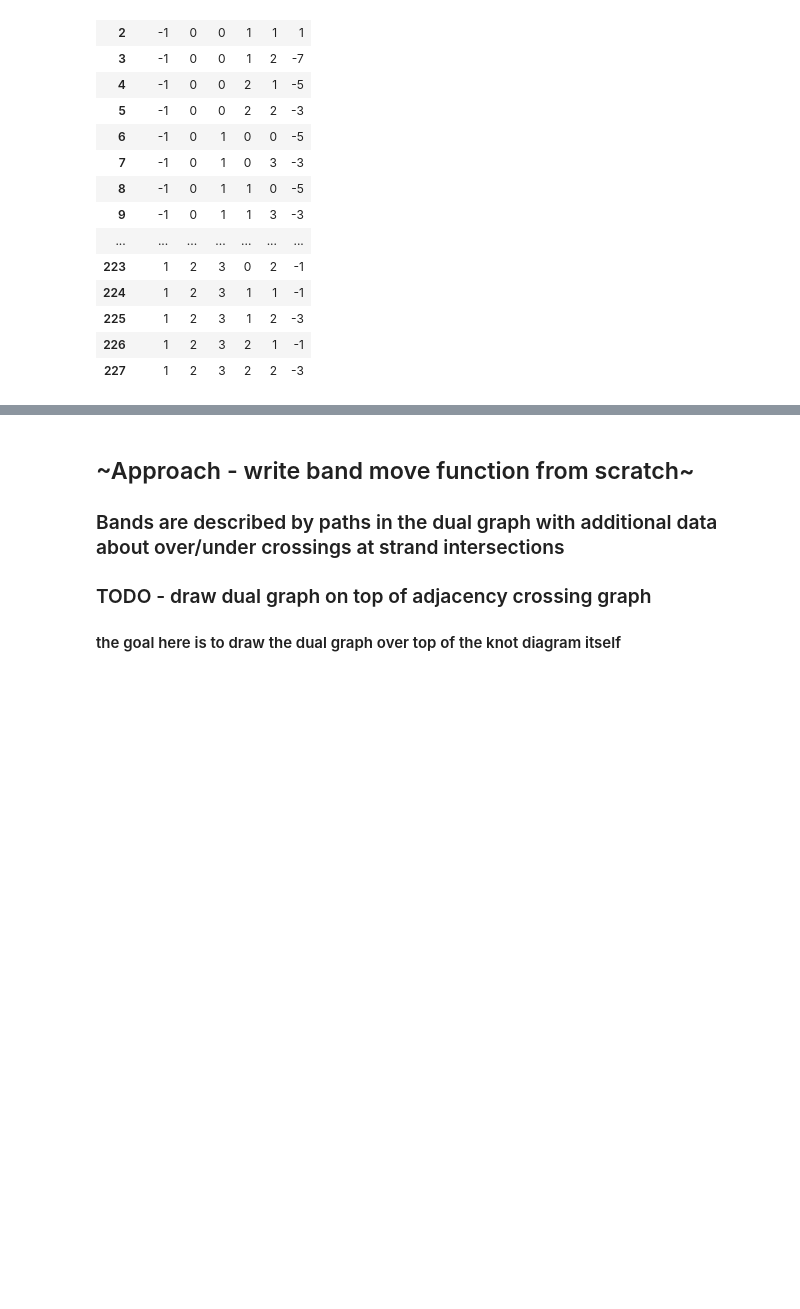
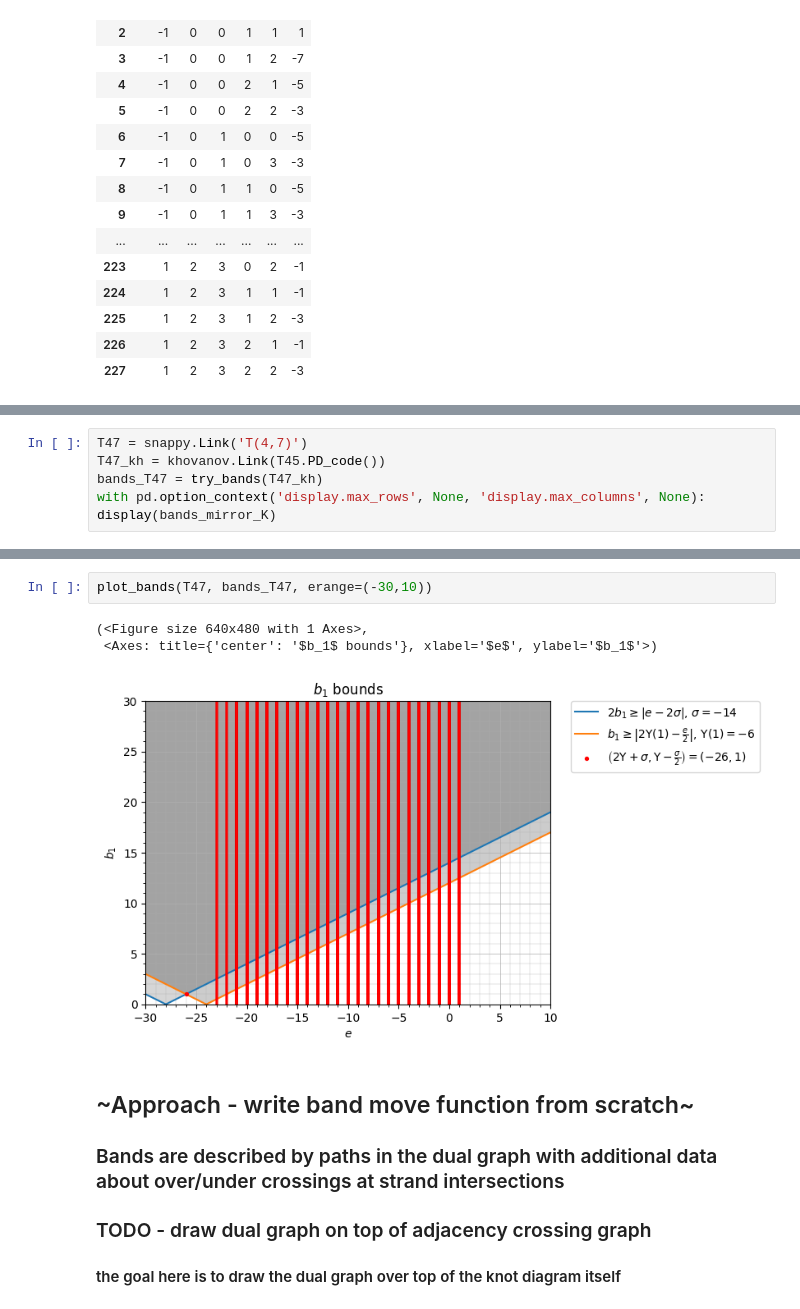
Before and after one commit to JulesGB/KnotGeography, a Jupyter notebook: band moves via dual graph.ipynb, the cells around one changed output, grey strips where cells are left out. Drawn from its saved outputs; the diff is of its cells as text; blank space fills up the shorter version.

```diff
--- a/band moves via dual graph.ipynb
+++ b/band moves via dual graph.ipynb
@@ -153,0 +194,5 @@ plot_bands(K.mirror(), bands_mirror_K, erange=(-20,10))
+# %%
+T47 = snappy.Link('T(4,7)')
+T47_kh = khovanov.Link(T45.PD_code())
+bands_T47 = try_bands(T47_kh)
+with pd.option_context('display.max_rows', None, 'display.max_columns', None): display(bands_mirror_K)
@@ -154,3 +219,9 @@ plot_bands(K.mirror(), bands_mirror_K, erange=(-20,10))
+# %%
+plot_bands(T47, bands_T47, erange=(-30,10))
+# %% [output]
+(<Figure size 640x480 with 1 Axes>,
+ <Axes: title={'center': '$b_1$ bounds'}, xlabel='$e$', ylabel='$b_1$'>)
+[figure, added]
 # %% [markdown]
 ## ~Approach - write band move function from scratch~
 
```
Also changed, not shown: parts of 16 cells of this notebook.
